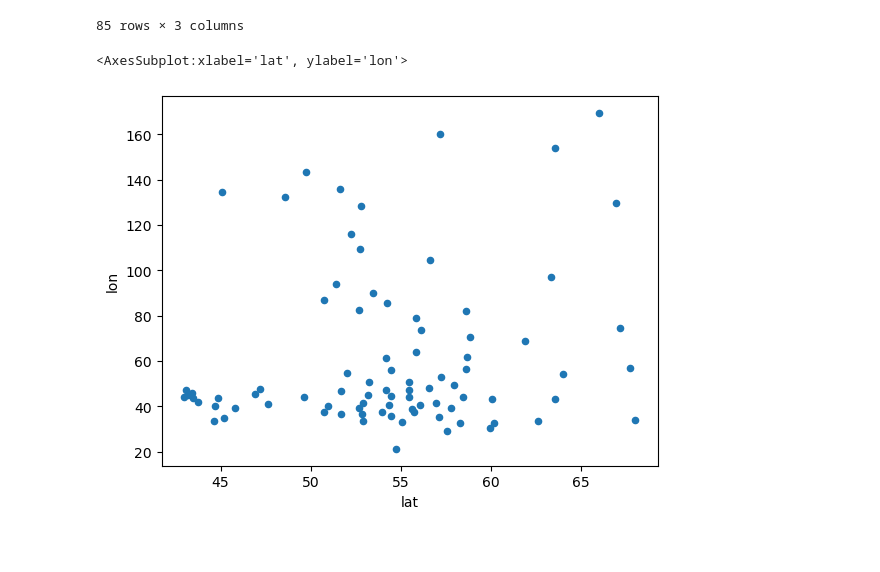
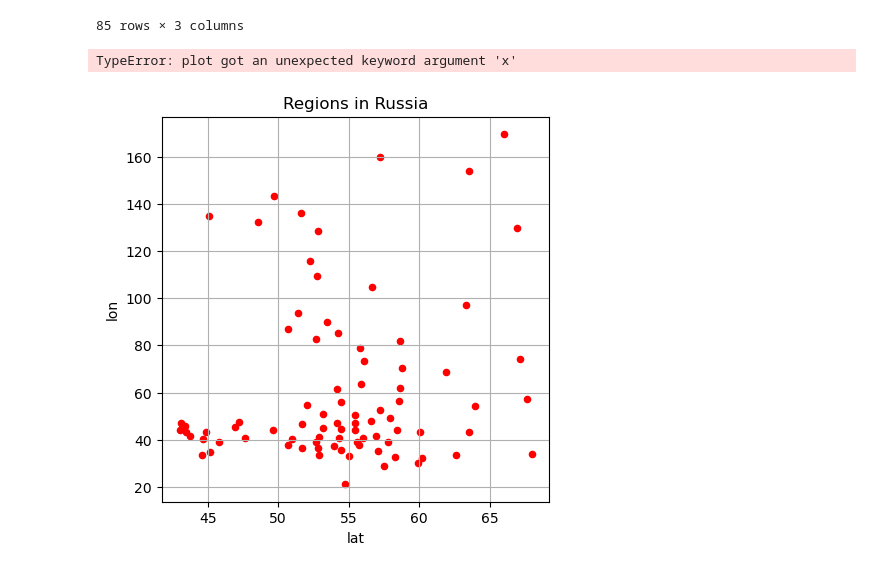
Before and after one commit to BlakeG2424/project-gt-1, a Jupyter notebook: blake_pour-1.ipynb, the cells around one changed output. Saved outputs shown, nothing was run; the diff lists cells and outputs as text; code cells hidden in the pictures.

```diff
--- a/blake_pour-1.ipynb
+++ b/blake_pour-1.ipynb
@@ -139,7 +127,10 @@ russia_df
 | 84 | Yaroslavl Oblast | 57.778198 | 39.002110 |
 85 rows × 3 columns
 # %%
-russia_df.plot(x="lat", y="lon", kind="scatter")
+russia_df.plot(x="lat", y="lon", title="Regions in Russia", kind="scatter", grid=True,
+               c="r", figsize=(5,5))
+
+plt.show()
 # %% [output]
-<AxesSubplot:xlabel='lat', ylabel='lon'>
+TypeError: plot got an unexpected keyword argument 'x'
-[figure, old version]
+[figure, new version]
```
Also changed, not shown: parts of 3 cells of this notebook.
